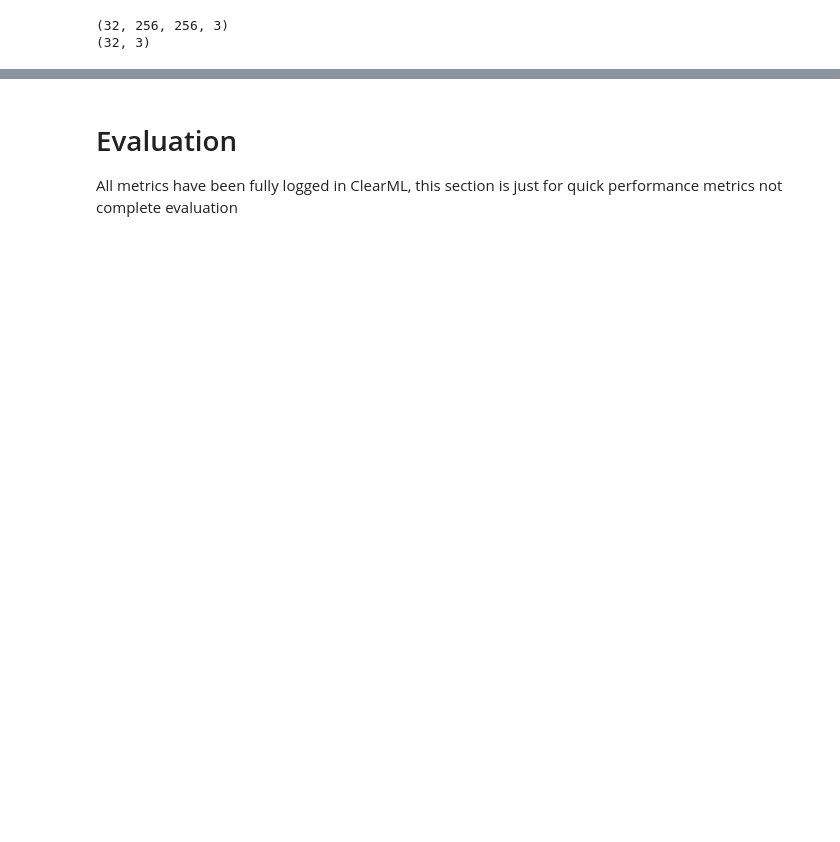
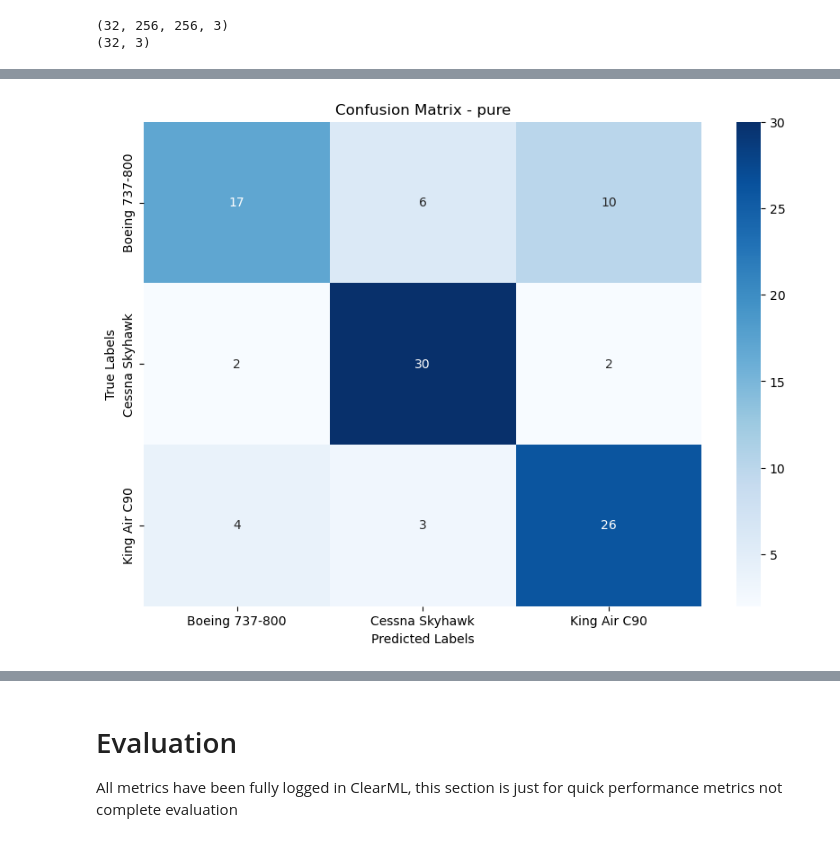
Before and after one commit to tee1g21/Intruder-Aircraft-Detection, a Jupyter notebook: main/Custom_Classifier.ipynb, the cells around one changed output, grey strips where cells are left out. Drawn from its saved outputs; the diff is of its cells as text; code cells hidden in the pictures; blank space fills up the shorter version.

```diff
--- a/main/Custom_Classifier.ipynb
+++ b/main/Custom_Classifier.ipynb
@@ -260,7 +256,7 @@ y_pred = model.predict(valid_data)
 pure_eval = Evaluate(train_hst, validation_labels, y_pred, class_names, aug=False, sf=3)
 
 # send metrics to clearML
-pure_eval.log_metrics(task, logger, N)
+pure_eval.log_metrics(task, logger, N, None, hyper_params)
 
 
 # close task
@@ -284,5 +280,6 @@ Epoch 2/20
 Sending metrics to clearML...
 done
+[figure, added]
 # %%
 # Train Augmented
 
```
Also changed, not shown: parts of 13 cells of this notebook, 3 other files.
